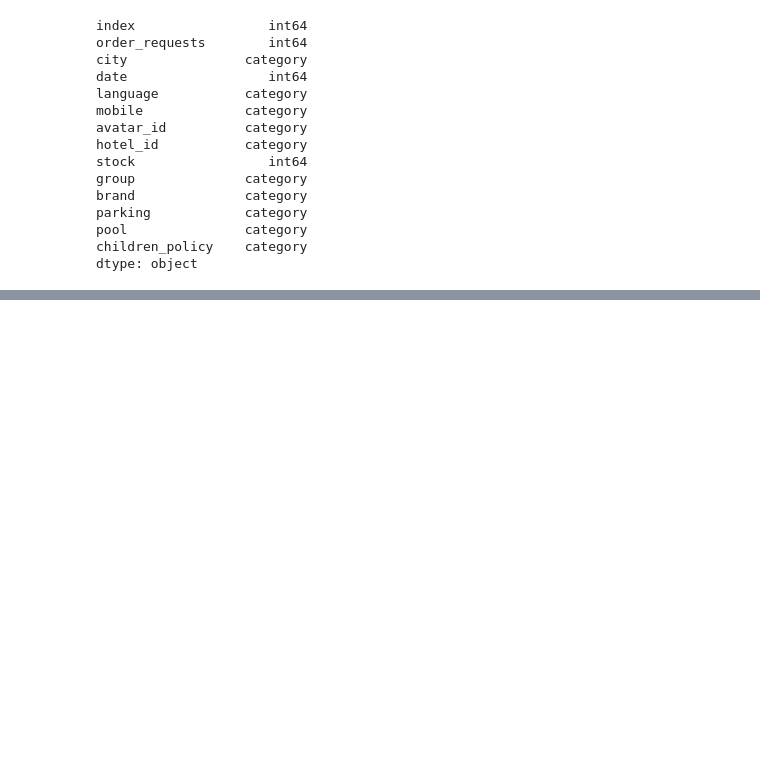
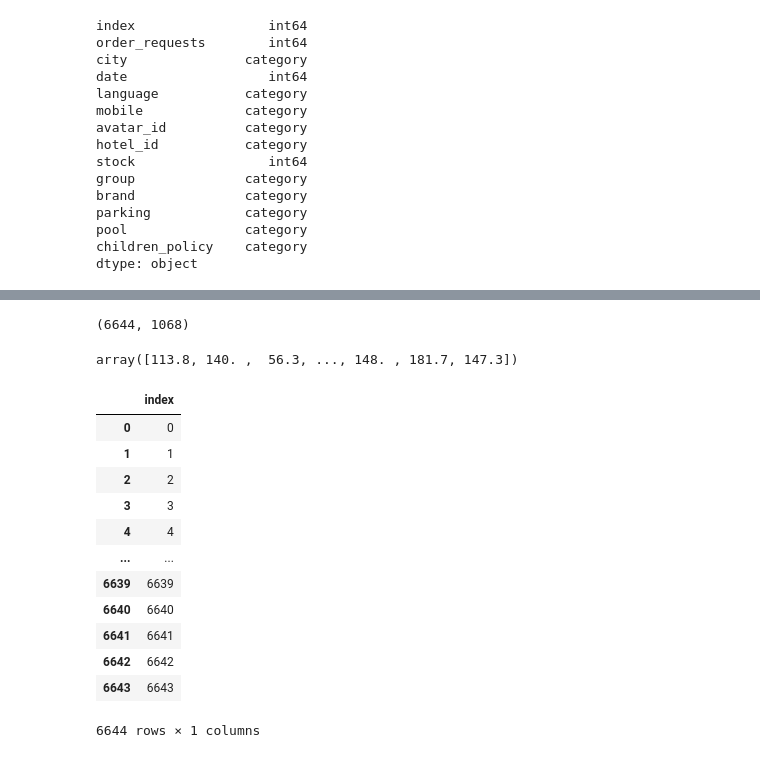
Before and after one commit to TryoenJ/Defi-IA, a Jupyter notebook: model.ipynb, the cells around one changed output, grey strips where cells are left out. Cells and saved outputs as stored; diff of their text form; code cells hidden in the pictures; blank space fills up the shorter version.

```diff
--- a/model.ipynb
+++ b/model.ipynb
@@ -514 +540,5 @@ Xtest.shape
+# %%
+Xtest.shape
+# %% [output]
+(6644, 1068)
 # %%
@@ -515,0 +546,23 @@ Ypred=rfFit.predict(Xtest)
+# %%
+Yprev0=np.around(Yprev, decimals=1)
+Yprev0
+# %% [output]
+array([113.8, 140. ,  56.3, ..., 148. , 181.7, 147.3])
+# %%
+len(Yprev0)
+Yindice = pd.DataFrame(np.arange(0,len(Yprev0)),columns = ['index'])
+Yindice
+# %% [output]
+|  | index |
+| 0 | 0 |
+| 1 | 1 |
+| 2 | 2 |
+| 3 | 3 |
+| 4 | 4 |
+| ... | ... |
+| 6639 | 6639 |
+| 6640 | 6640 |
+| 6641 | 6641 |
+| 6642 | 6642 |
+| 6643 | 6643 |
+6644 rows × 1 columns
```
Also changed, not shown: parts of 54 cells of this notebook, 2 other files.
